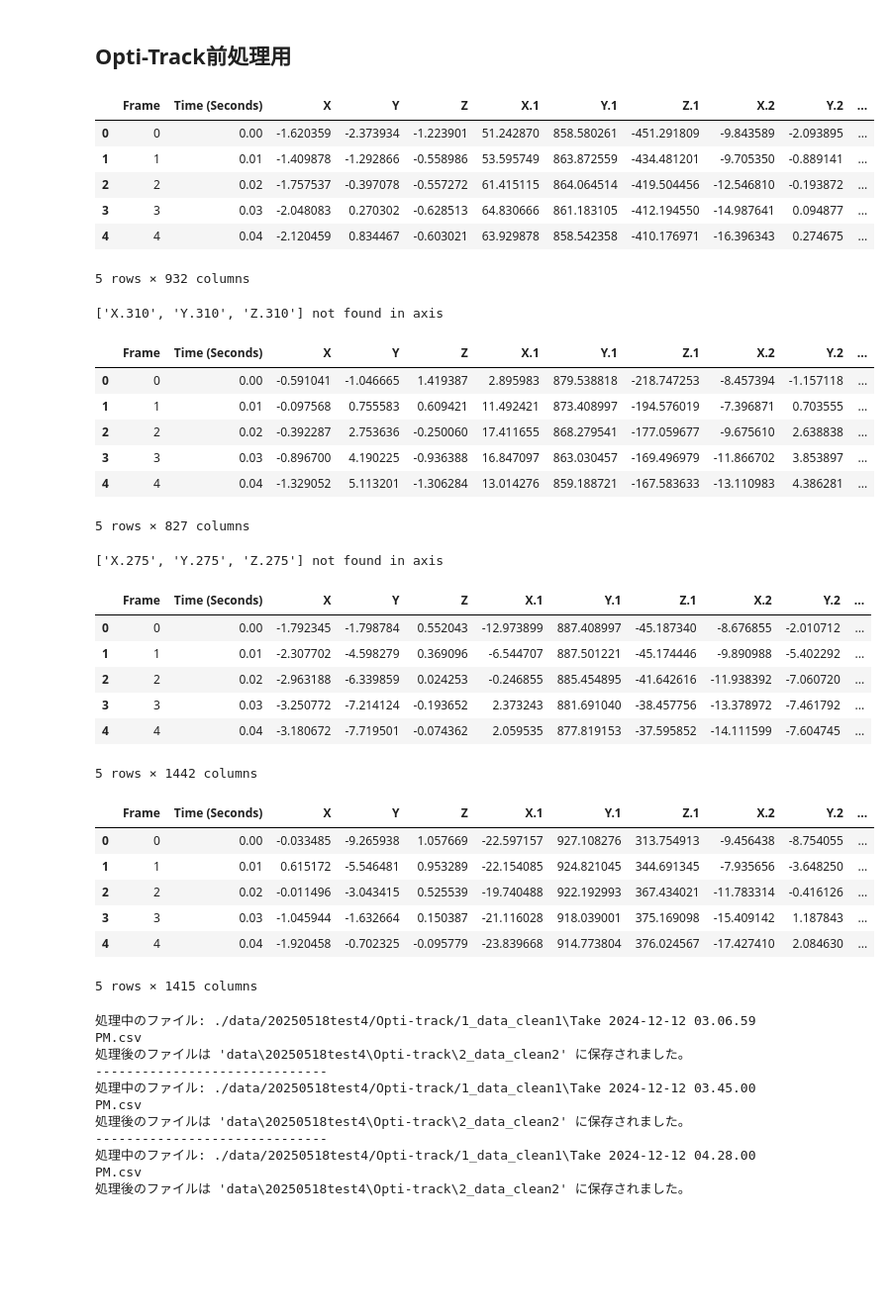
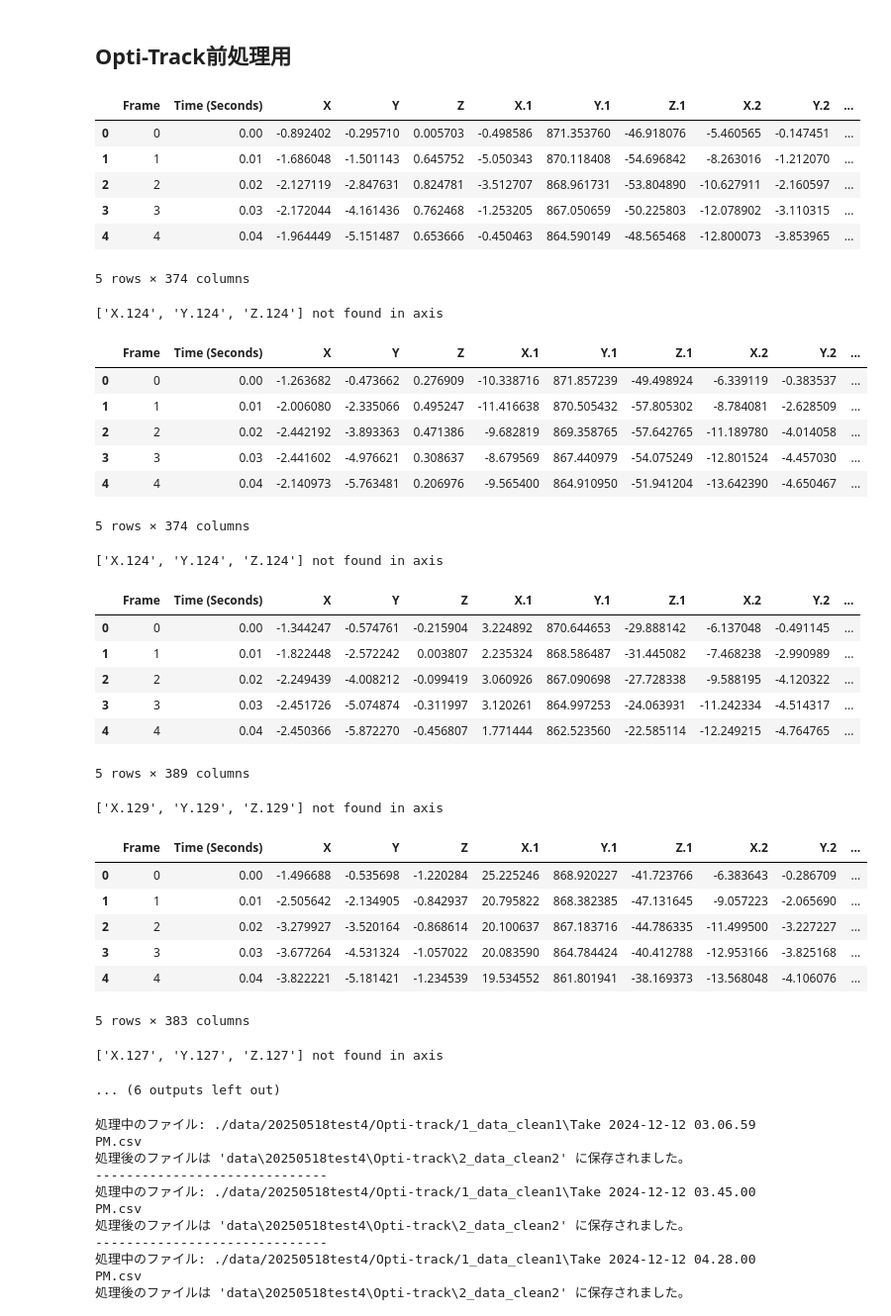
Before and after one commit to onya31-git/P2P-Insole, a Jupyter notebook: data_processing_v2.ipynb, the cells around one changed output. Shown at 99% size. Saved outputs shown, nothing was run; the diff lists cells and outputs as text; code cells hidden in the pictures; blank space fills up the shorter version.

Commit message:
data_processingほとんど完成

```diff
--- a/data_processing_v2.ipynb
+++ b/data_processing_v2.ipynb
@@ -190,64 +192,69 @@ for csv_file in csv_files:
 # -Frame, 偶数ポイント行の削除
 # -データ頭の詳細情報を削除
 # -ボーン以外のデータを削除するコード(X_42以降)
 
 # 0_defaultフォルダに生データを入れる
 data_path = BASE_DIR + '/Opti-track/0_default'
 output_path = os.path.normpath(os.path.join(data_path, "../1_data_clean1"))
 os.makedirs(output_path, exist_ok=True)
 
 # フォルダ内のすべてのCSVファイルを取得
 csv_files = [f for f in os.listdir(data_path) if f.endswith('.csv')]
 
 # CSVファイルごとに処理を行う
 for csv_file in csv_files:
-    # CSVファイルを読み込み
+    # CSVファイルを読み込み(エラーが出た場合はheaderを調整)
     file_path = os.path.join(data_path, csv_file)
-    data = pd.read_csv(file_path, header = 5)
+    data = pd.read_csv(file_path, header = 6)
+
+    display(data.head())
 
     data = data.drop(['Frame','X','Y','Z'],axis=1)
     for n in range(2, 41, 2):
         data = data.drop(['X.'+ str(n), 'Y.'+ str(n), 'Z.'+ str(n)], axis=1)
 
     for n in range(42, 500, 1):
         try:
             data = data.drop(['X.'+ str(n), 'Y.'+ str(n), 'Z.'+ str(n)], axis=1)
         except KeyError :
             print(['X.'+ str(n), 'Y.'+ str(n), 'Z.'+ str(n)], "not found in axis")
             break
 
     data.to_csv(output_path + "/" +csv_file, index=False)
 # %% [output]
 |  | Frame | Time (Seconds) | X | Y | Z | X.1 | Y.1 | Z.1 | X.2 | Y.2 | ... |
-| 0 | 0 | 0.00 | -1.620359 | -2.373934 | -1.223901 | 51.242870 | 858.580261 | -451.291809 | -9.843589 | -2.093895 | ... |
-| 1 | 1 | 0.01 | -1.409878 | -1.292866 | -0.558986 | 53.595749 | 863.872559 | -434.481201 | -9.705350 | -0.889141 | ... |
-| 2 | 2 | 0.02 | -1.757537 | -0.397078 | -0.557272 | 61.415115 | 864.064514 | -419.504456 | -12.546810 | -0.193872 | ... |
-| 3 | 3 | 0.03 | -2.048083 | 0.270302 | -0.628513 | 64.830666 | 861.183105 | -412.194550 | -14.987641 | 0.094877 | ... |
-| 4 | 4 | 0.04 | -2.120459 | 0.834467 | -0.603021 | 63.929878 | 858.542358 | -410.176971 | -16.396343 | 0.274675 | ... |
+| 0 | 0 | 0.00 | -0.892402 | -0.295710 | 0.005703 | -0.498586 | 871.353760 | -46.918076 | -5.460565 | -0.147451 | ... |
+| 1 | 1 | 0.01 | -1.686048 | -1.501143 | 0.645752 | -5.050343 | 870.118408 | -54.696842 | -8.263016 | -1.212070 | ... |
+| 2 | 2 | 0.02 | -2.127119 | -2.847631 | 0.824781 | -3.512707 | 868.961731 | -53.804890 | -10.627911 | -2.160597 | ... |
+| 3 | 3 | 0.03 | -2.172044 | -4.161436 | 0.762468 | -1.253205 | 867.050659 | -50.225803 | -12.078902 | -3.110315 | ... |
+| 4 | 4 | 0.04 | -1.964449 | -5.151487 | 0.653666 | -0.450463 | 864.590149 | -48.565468 | -12.800073 | -3.853965 | ... |
-5 rows × 932 columns
+5 rows × 374 columns
-['X.310', 'Y.310', 'Z.310'] not found in axis
+['X.124', 'Y.124', 'Z.124'] not found in axis
 |  | Frame | Time (Seconds) | X | Y | Z | X.1 | Y.1 | Z.1 | X.2 | Y.2 | ... |
-| 0 | 0 | 0.00 | -0.591041 | -1.046665 | 1.419387 | 2.895983 | 879.538818 | -218.747253 | -8.457394 | -1.157118 | ... |
-| 1 | 1 | 0.01 | -0.097568 | 0.755583 | 0.609421 | 11.492421 | 873.408997 | -194.576019 | -7.396871 | 0.703555 | ... |
-| 2 | 2 | 0.02 | -0.392287 | 2.753636 | -0.250060 | 17.411655 | 868.279541 | -177.059677 | -9.675610 | 2.638838 | ... |
-| 3 | 3 | 0.03 | -0.896700 | 4.190225 | -0.936388 | 16.847097 | 863.030457 | -169.496979 | -11.866702 | 3.853897 | ... |
-| 4 | 4 | 0.04 | -1.329052 | 5.113201 | -1.306284 | 13.014276 | 859.188721 | -167.583633 | -13.110983 | 4.386281 | ... |
+| 0 | 0 | 0.00 | -1.263682 | -0.473662 | 0.276909 | -10.338716 | 871.857239 | -49.498924 | -6.339119 | -0.383537 | ... |
+| 1 | 1 | 0.01 | -2.006080 | -2.335066 | 0.495247 | -11.416638 | 870.505432 | -57.805302 | -8.784081 | -2.628509 | ... |
+| 2 | 2 | 0.02 | -2.442192 | -3.893363 | 0.471386 | -9.682819 | 869.358765 | -57.642765 | -11.189780 | -4.014058 | ... |
+| 3 | 3 | 0.03 | -2.441602 | -4.976621 | 0.308637 | -8.679569 | 867.440979 | -54.075249 | -12.801524 | -4.457030 | ... |
+| 4 | 4 | 0.04 | -2.140973 | -5.763481 | 0.206976 | -9.565400 | 864.910950 | -51.941204 | -13.642390 | -4.650467 | ... |
-5 rows × 827 columns
+5 rows × 374 columns
-['X.275', 'Y.275', 'Z.275'] not found in axis
+['X.124', 'Y.124', 'Z.124'] not found in axis
 |  | Frame | Time (Seconds) | X | Y | Z | X.1 | Y.1 | Z.1 | X.2 | Y.2 | ... |
-| 0 | 0 | 0.00 | -1.792345 | -1.798784 | 0.552043 | -12.973899 | 887.408997 | -45.187340 | -8.676855 | -2.010712 | ... |
-| 1 | 1 | 0.01 | -2.307702 | -4.598279 | 0.369096 | -6.544707 | 887.501221 | -45.174446 | -9.890988 | -5.402292 | ... |
-| 2 | 2 | 0.02 | -2.963188 | -6.339859 | 0.024253 | -0.246855 | 885.454895 | -41.642616 | -11.938392 | -7.060720 | ... |
-| 3 | 3 | 0.03 | -3.250772 | -7.214124 | -0.193652 | 2.373243 | 881.691040 | -38.457756 | -13.378972 | -7.461792 | ... |
-| 4 | 4 | 0.04 | -3.180672 | -7.719501 | -0.074362 | 2.059535 | 877.819153 | -37.595852 | -14.111599 | -7.604745 | ... |
+| 0 | 0 | 0.00 | -1.344247 | -0.574761 | -0.215904 | 3.224892 | 870.644653 | -29.888142 | -6.137048 | -0.491145 | ... |
+| 1 | 1 | 0.01 | -1.822448 | -2.572242 | 0.003807 | 2.235324 | 868.586487 | -31.445082 | -7.468238 | -2.990989 | ... |
+| 2 | 2 | 0.02 | -2.249439 | -4.008212 | -0.099419 | 3.060926 | 867.090698 | -27.728338 | -9.588195 | -4.120322 | ... |
+| 3 | 3 | 0.03 | -2.451726 | -5.074874 | -0.311997 | 3.120261 | 864.997253 | -24.063931 | -11.242334 | -4.514317 | ... |
+| 4 | 4 | 0.04 | -2.450366 | -5.872270 | -0.456807 | 1.771444 | 862.523560 | -22.585114 | -12.249215 | -4.764765 | ... |
-5 rows × 1442 columns
+5 rows × 389 columns
+['X.129', 'Y.129', 'Z.129'] not found in axis
 |  | Frame | Time (Seconds) | X | Y | Z | X.1 | Y.1 | Z.1 | X.2 | Y.2 | ... |
-| 0 | 0 | 0.00 | -0.033485 | -9.265938 | 1.057669 | -22.597157 | 927.108276 | 313.754913 | -9.456438 | -8.754055 | ... |
-| 1 | 1 | 0.01 | 0.615172 | -5.546481 | 0.953289 | -22.154085 | 924.821045 | 344.691345 | -7.935656 | -3.648250 | ... |
-| 2 | 2 | 0.02 | -0.011496 | -3.043415 | 0.525539 | -19.740488 | 922.192993 | 367.434021 | -11.783314 | -0.416126 | ... |
-| 3 | 3 | 0.03 | -1.045944 | -1.632664 | 0.150387 | -21.116028 | 918.039001 | 375.169098 | -15.409142 | 1.187843 | ... |
-| 4 | 4 | 0.04 | -1.920458 | -0.702325 | -0.095779 | -23.839668 | 914.773804 | 376.024567 | -17.427410 | 2.084630 | ... |
+| 0 | 0 | 0.00 | -1.496688 | -0.535698 | -1.220284 | 25.225246 | 868.920227 | -41.723766 | -6.383643 | -0.286709 | ... |
+| 1 | 1 | 0.01 | -2.505642 | -2.134905 | -0.842937 | 20.795822 | 868.382385 | -47.131645 | -9.057223 | -2.065690 | ... |
+| 2 | 2 | 0.02 | -3.279927 | -3.520164 | -0.868614 | 20.100637 | 867.183716 | -44.786335 | -11.499500 | -3.227227 | ... |
+| 3 | 3 | 0.03 | -3.677264 | -4.531324 | -1.057022 | 20.083590 | 864.784424 | -40.412788 | -12.953166 | -3.825168 | ... |
+| 4 | 4 | 0.04 | -3.822221 | -5.181421 | -1.234539 | 19.534552 | 861.801941 | -38.169373 | -13.568048 | -4.106076 | ... |
-5 rows × 1415 columns
+5 rows × 383 columns
+['X.127', 'Y.127', 'Z.127'] not found in axis
+... (6 outputs left out)
 # %%
 # データクリーナー2
 # タイムスタンプを作成するコード
```
Also changed, not shown: parts of 5 cells of this notebook, 10 other files.
